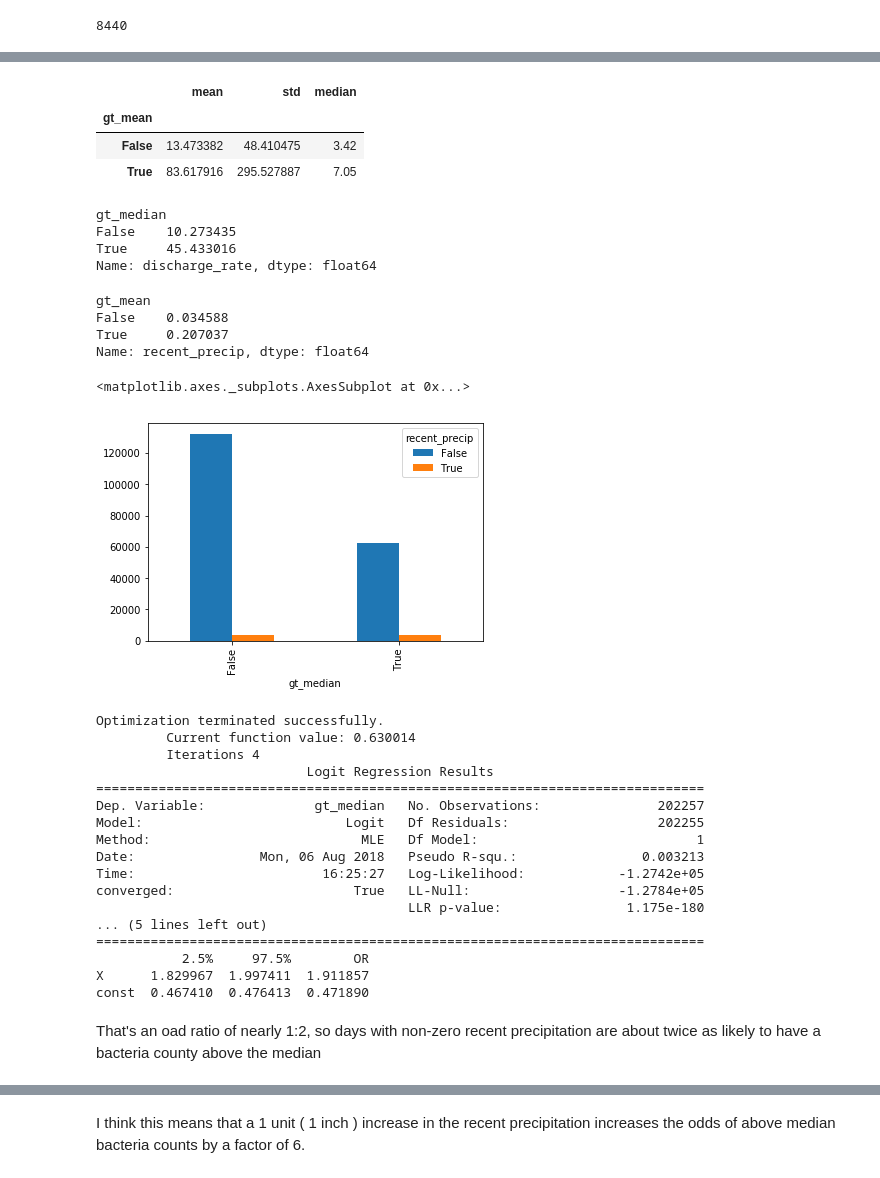
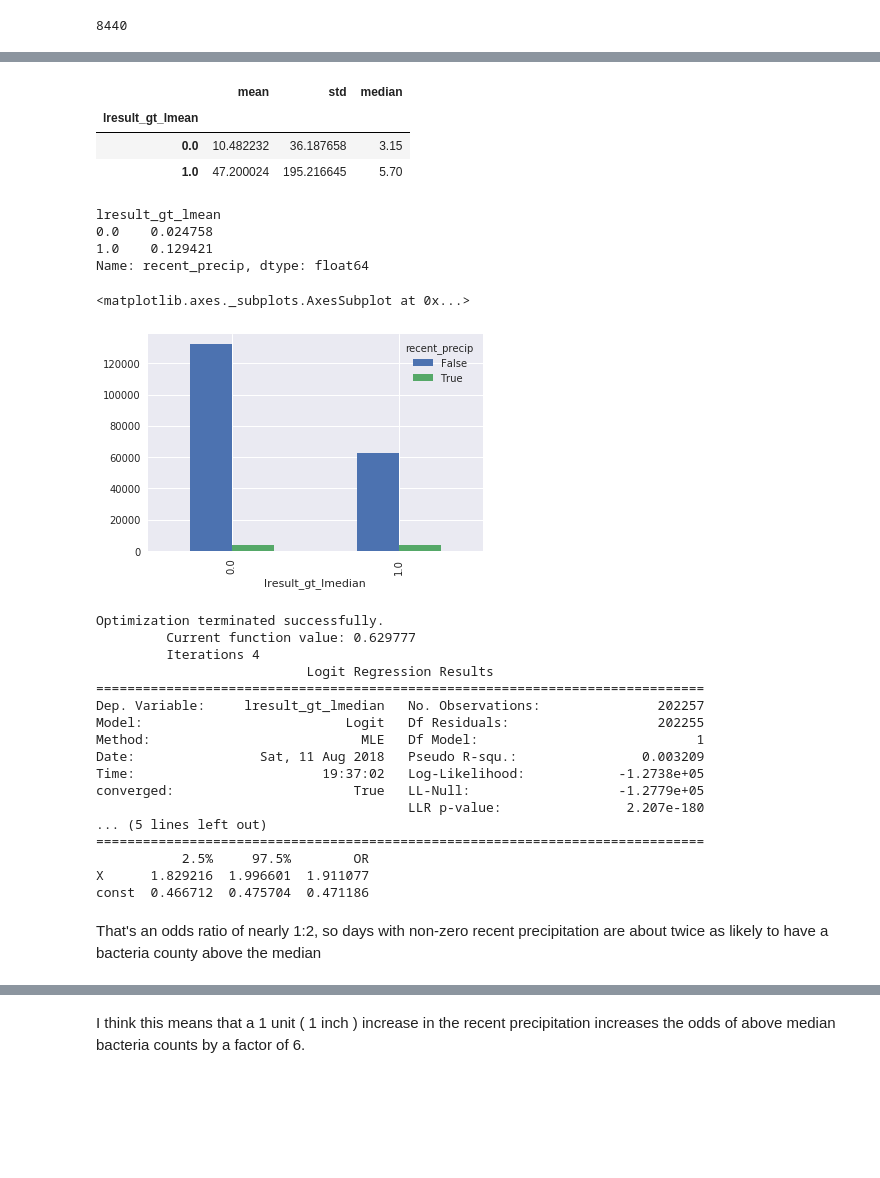
Before and after one commit to san-diego-water-quality/ericbusboom, a Jupyter notebook: Beachwatch Logistic.ipynb, the cells around one changed output, grey strips where cells are left out. Cells and saved outputs as stored; diff of their text form; code cells hidden in the pictures; blank space fills up the shorter version.

```diff
--- a/Beachwatch Logistic.ipynb
+++ b/Beachwatch Logistic.ipynb
@@ -61,0 +11,8 @@ dfc.head()
+# %%
+import metapack as mp
+pkg = mp.open_package('http://library.metatab.org/sandiegodata.org-beachwatch-4.zip')
+beachwatch =    pkg.resource('beachwatch').read_csv(parse_dates=True)
+measure_codes = pkg.resource('measure_codes').read_csv(parse_dates=True)
+stations =      pkg.resource('stations').read_csv(parse_dates=True)
+
+beachwatch.head()
@@ -113,7 +65,6 @@ trr.loc['2007':'2008'].recent_precip.plot()
 # %%
-dfc_env = dfc.set_index('sampledate').join(trr)
-dfc_env['high_flow'] =  (dfc_env.recent_total_discharge > dfc_env.recent_total_discharge.median()).astype(int)
-
-
-dfc_env.head()
+bw_env = beachwatch.set_index('sampledate').join(trr)
+bw_env['high_flow'] =  (bw_env.recent_total_discharge > bw_env.recent_total_discharge.median()).astype(int)
+bw_env['ldischarge_rate'] = np.log(bw_env.discharge_rate)
+bw_env.head()
 # %% [output]
@@ -142,29 +97,22 @@ Name: discharge_rate, dtype: float64
 # %%
-dfc_env.groupby('gt_mean').discharge_rate.agg(['mean','std','median'])
+bw_env.groupby('lresult_gt_lmean').discharge_rate.agg(['mean','std','median'])
 # %% [output]
 |  | mean | std | median |
-| gt_mean |  |  |  |
-| False | 13.473382 | 48.410475 | 3.42 |
-| True | 83.617916 | 295.527887 | 7.05 |
+| lresult_gt_lmean |  |  |  |
+| 0.0 | 10.482232 | 36.187658 | 3.15 |
+| 1.0 | 47.200024 | 195.216645 | 5.70 |
-# %%
-dfc_env.groupby('gt_median').mean().discharge_rate
-# %% [output]
-gt_median
-False    10.273435
-True     45.433016
-Name: discharge_rate, dtype: float64
 # %%
-dfc_env.groupby('gt_mean').mean().recent_precip
+bw_env.groupby('lresult_gt_lmean').mean().recent_precip
 # %% [output]
-gt_mean
-False    0.034588
-True     0.207037
+lresult_gt_lmean
+0.0    0.024758
+1.0    0.129421
 Name: recent_precip, dtype: float64
 # %%
-pd.crosstab(dfc_env.gt_median, dfc_env.recent_precip > 0.01 ).plot(kind='bar')
+pd.crosstab(bw_env.lresult_gt_lmedian, bw_env.recent_precip > 0.01 ).plot(kind='bar')
 # %% [output]
 <matplotlib.axes._subplots.AxesSubplot at 0x...>
-[figure, old version]
+[figure, new version]
 # %%
 def logit(y,X):
     import statsmodels.api as sm
@@ -186,28 +134,28 @@ def logit(y,X):
     print(np.exp(conf))
 
 logit(
-    y = dfc_env.gt_median.astype(int),
-    X = (dfc_env.recent_precip.fillna(0) > 0).astype(int)
+    y = bw_env.lresult_gt_lmedian.astype(int),
+    X = (bw_env.recent_precip.fillna(0) > 0).astype(int)
 )
 # %% [output]
 Optimization terminated successfully.
-         Current function value: 0.630014
+         Current function value: 0.629777
          Iterations 4
                            Logit Regression Results
 ==============================================================================
-Dep. Variable:              gt_median   No. Observations:               202257
+Dep. Variable:     lresult_gt_lmedian   No. Observations:               202257
 Model:                          Logit   Df Residuals:                   202255
 Method:                           MLE   Df Model:                            1
-Date:                Mon, 06 Aug 2018   Pseudo R-squ.:                0.003213
-Time:                        16:25:27   Log-Likelihood:            -1.2742e+05
-converged:                       True   LL-Null:                   -1.2784e+05
-                                        LLR p-value:                1.175e-180
+Date:                Sat, 11 Aug 2018   Pseudo R-squ.:                0.003209
+Time:                        19:37:02   Log-Likelihood:            -1.2738e+05
+converged:                       True   LL-Null:                   -1.2779e+05
+                                        LLR p-value:                2.207e-180
 ... (5 lines left out)
 ==============================================================================
            2.5%     97.5%        OR
-X      1.829967  1.997411  1.911857
-const  0.467410  0.476413  0.471890
+X      1.829216  1.996601  1.911077
+const  0.466712  0.475704  0.471186
 # %% [markdown]
-That's an oad ratio of nearly 1:2, so days with non-zero recent precipitation are about twice as likely to have a bacteria county above the median
+That's an odds ratio of nearly 1:2, so days with non-zero recent precipitation are about twice as likely to have a bacteria county above the median
 # %%
 logit(
```
Also changed, not shown: parts of 26 cells of this notebook, 3 other files.
